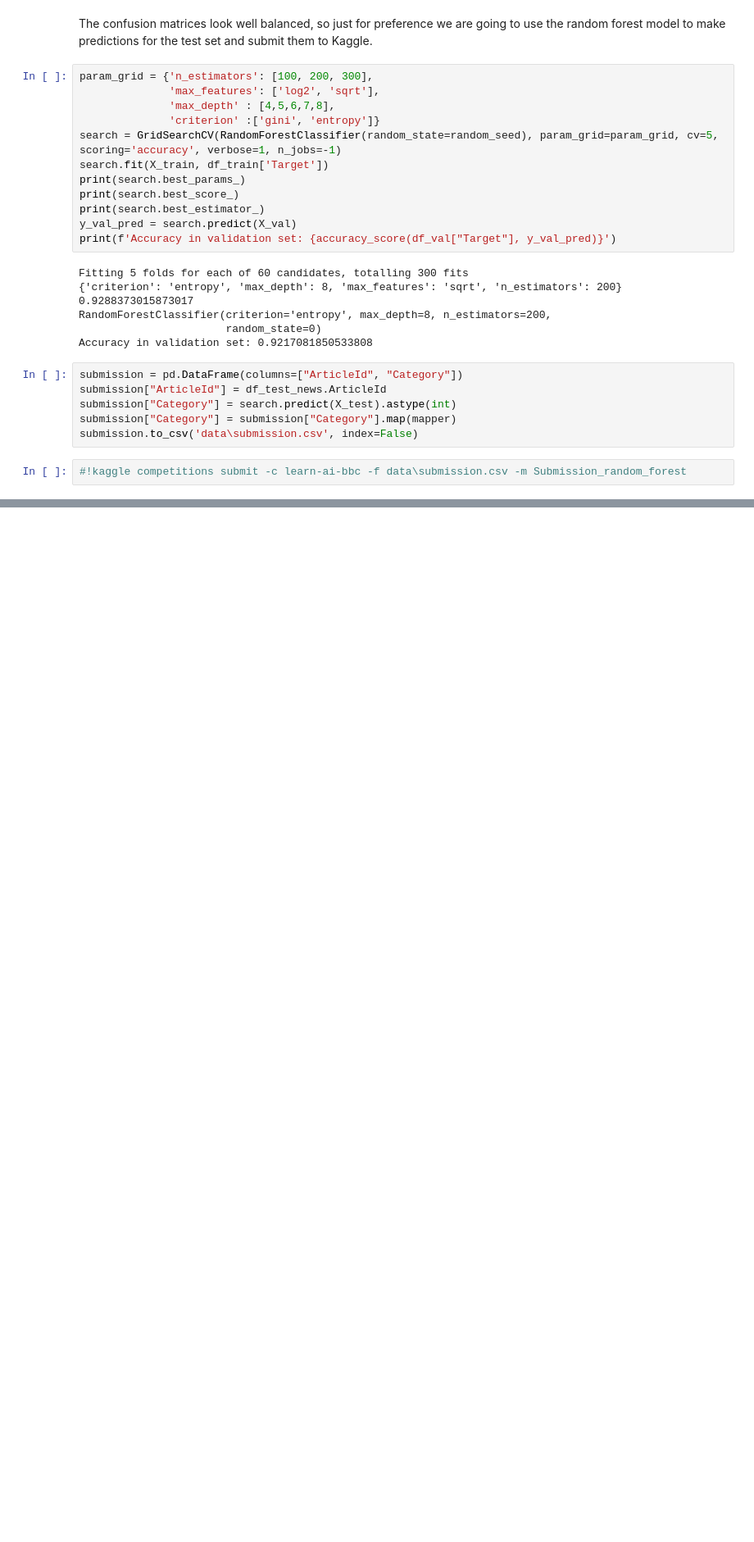
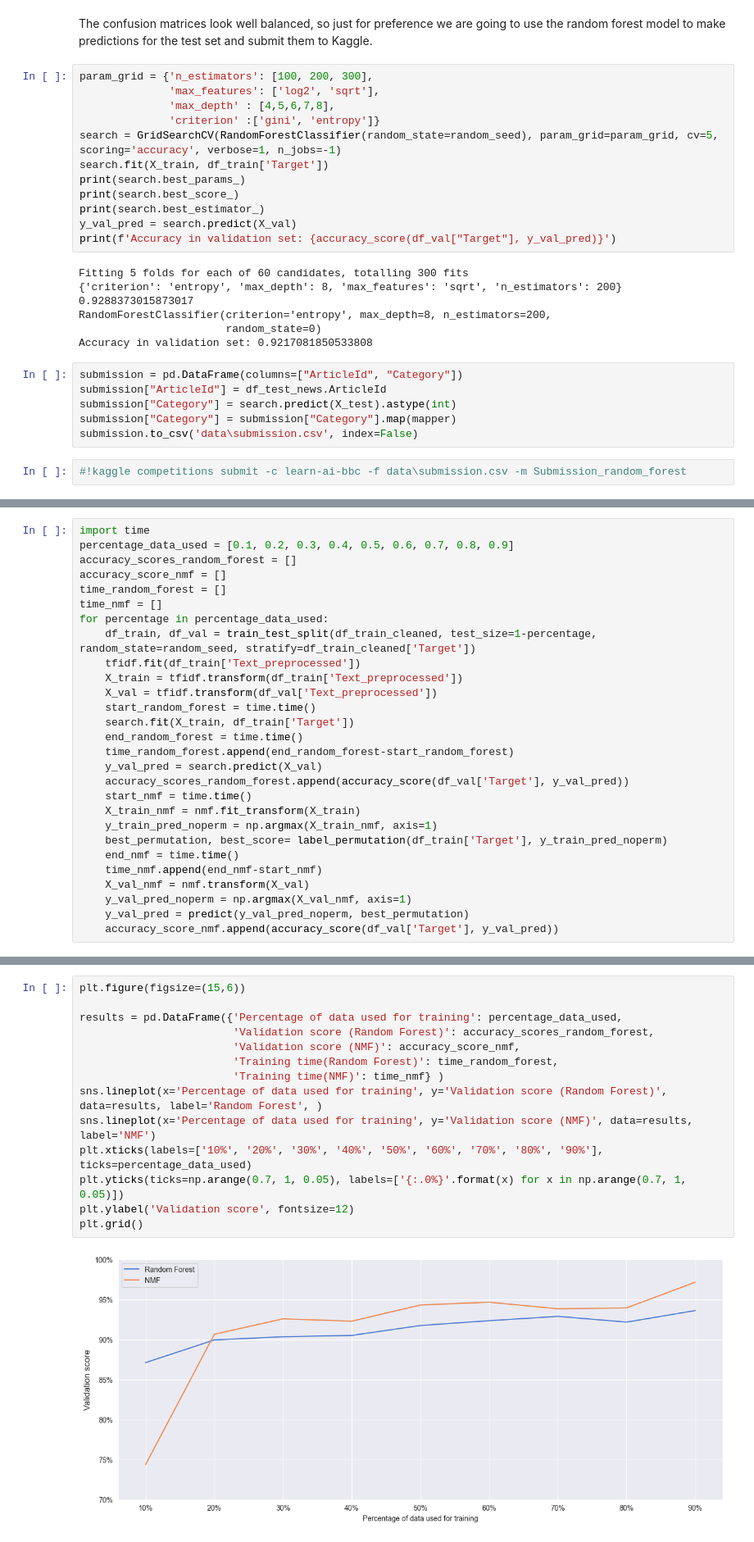
Before and after one commit to JuanDa14Sa/BBC-News-Classification, a Jupyter notebook: bbc_classification.ipynb, the cells around one changed output, grey strips where cells are left out. Shown at 82% size. Saved outputs shown, nothing was run; the diff lists cells and outputs as text; blank space fills up the shorter version.

```diff
--- a/bbc_classification.ipynb
+++ b/bbc_classification.ipynb
@@ -624,0 +656,28 @@ submission.to_csv('data\submission.csv', index=False)
+# %%
+import time
+percentage_data_used = [0.1, 0.2, 0.3, 0.4, 0.5, 0.6, 0.7, 0.8, 0.9]
+accuracy_scores_random_forest = []
+accuracy_score_nmf = []
+time_random_forest = []
+time_nmf = []
+for percentage in percentage_data_used:
+    df_train, df_val = train_test_split(df_train_cleaned, test_size=1-percentage, random_state=random_seed, stratify=df_train_cleaned['Target'])
+    tfidf.fit(df_train['Text_preprocessed'])
+    X_train = tfidf.transform(df_train['Text_preprocessed'])
+    X_val = tfidf.transform(df_val['Text_preprocessed'])
+    start_random_forest = time.time()
+    search.fit(X_train, df_train['Target'])
+    end_random_forest = time.time()
+    time_random_forest.append(end_random_forest-start_random_forest)
+    y_val_pred = search.predict(X_val)
+    accuracy_scores_random_forest.append(accuracy_score(df_val['Target'], y_val_pred))
+    start_nmf = time.time()
+    X_train_nmf = nmf.fit_transform(X_train)
+    y_train_pred_noperm = np.argmax(X_train_nmf, axis=1)
+    best_permutation, best_score= label_permutation(df_train['Target'], y_train_pred_noperm)
+    end_nmf = time.time()
+    time_nmf.append(end_nmf-start_nmf)
+    X_val_nmf = nmf.transform(X_val)
+    y_val_pred_noperm = np.argmax(X_val_nmf, axis=1)
+    y_val_pred = predict(y_val_pred_noperm, best_permutation)
+    accuracy_score_nmf.append(accuracy_score(df_val['Target'], y_val_pred))
@@ -624,0 +694,16 @@ submission.to_csv('data\submission.csv', index=False)
+# %%
+plt.figure(figsize=(15,6))
+
+results = pd.DataFrame({'Percentage of data used for training': percentage_data_used,
+                        'Validation score (Random Forest)': accuracy_scores_random_forest,
+                        'Validation score (NMF)': accuracy_score_nmf,
+                        'Training time(Random Forest)': time_random_forest,
+                        'Training time(NMF)': time_nmf} )
+sns.lineplot(x='Percentage of data used for training', y='Validation score (Random Forest)', data=results, label='Random Forest', )
+sns.lineplot(x='Percentage of data used for training', y='Validation score (NMF)', data=results, label='NMF')
+plt.xticks(labels=['10%', '20%', '30%', '40%', '50%', '60%', '70%', '80%', '90%'], ticks=percentage_data_used)
+plt.yticks(ticks=np.arange(0.7, 1, 0.05), labels=['{:.0%}'.format(x) for x in np.arange(0.7, 1, 0.05)])
+plt.ylabel('Validation score', fontsize=12)
+plt.grid()
+# %% [output]
+[figure, added]
```
Also changed, not shown: parts of 9 cells of this notebook.
